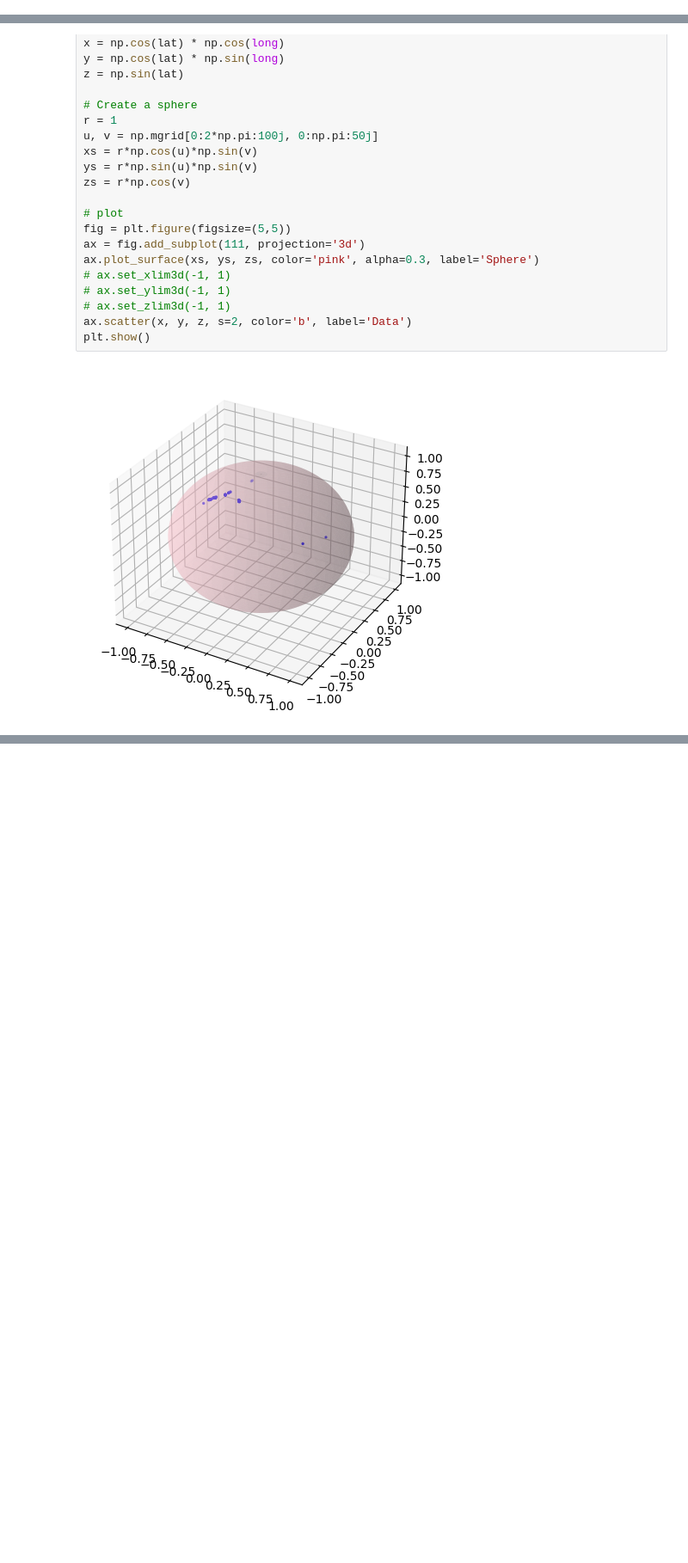
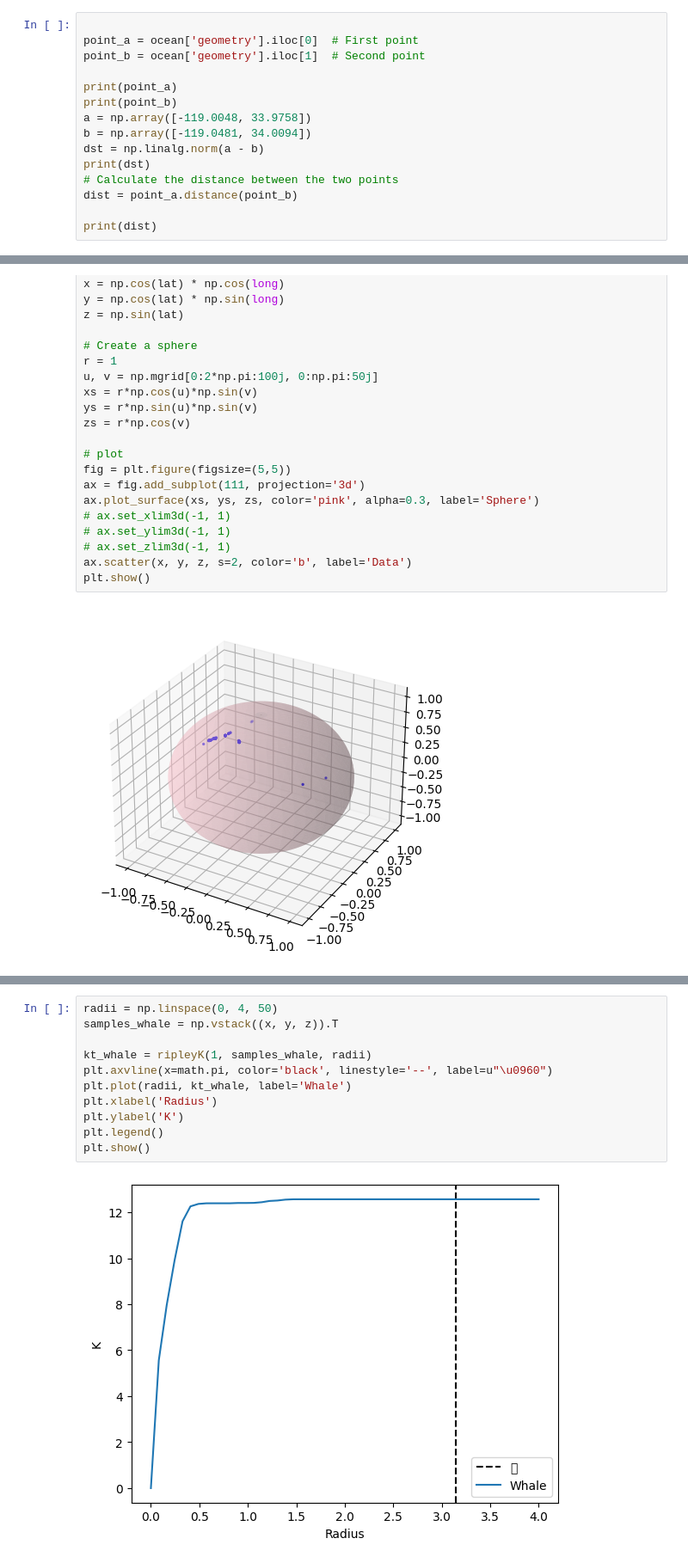
Before and after one commit to Muhanzhaokmp228/Bachelor-project, a Jupyter notebook: Code/Realdata.ipynb, the cells around one changed output, grey strips where cells are left out. Shown: that part at 86% size. Cells and saved outputs as stored; diff of their text form; blank space fills up the shorter version.

```diff
--- a/Code/Realdata.ipynb
+++ b/Code/Realdata.ipynb
@@ -78,0 +53,15 @@ points.plot(ax=plt.gca(), color='black', markersize=2)
+# %%
+
+point_a = ocean['geometry'].iloc[0]  # First point
+point_b = ocean['geometry'].iloc[1]  # Second point
+
+print(point_a)
+print(point_b)
+a = np.array([-119.0048, 33.9758])
+b = np.array([-119.0481, 34.0094])
+dst = np.linalg.norm(a - b)
+print(dst)
+# Calculate the distance between the two points
+dist = point_a.distance(point_b)
+
+print(dist)
@@ -123,0 +156,13 @@ plt.show()
+# %%
+radii = np.linspace(0, 4, 50)
+samples_whale = np.vstack((x, y, z)).T
+
+kt_whale = ripleyK(1, samples_whale, radii)
+plt.axvline(x=math.pi, color='black', linestyle='--', label=u"\u0960")
+plt.plot(radii, kt_whale, label='Whale')
+plt.xlabel('Radius')
+plt.ylabel('K')
+plt.legend()
+plt.show()
+# %% [output]
+[figure, added]
```
Also changed, not shown: parts of 6 cells of this notebook, 2 other files.
